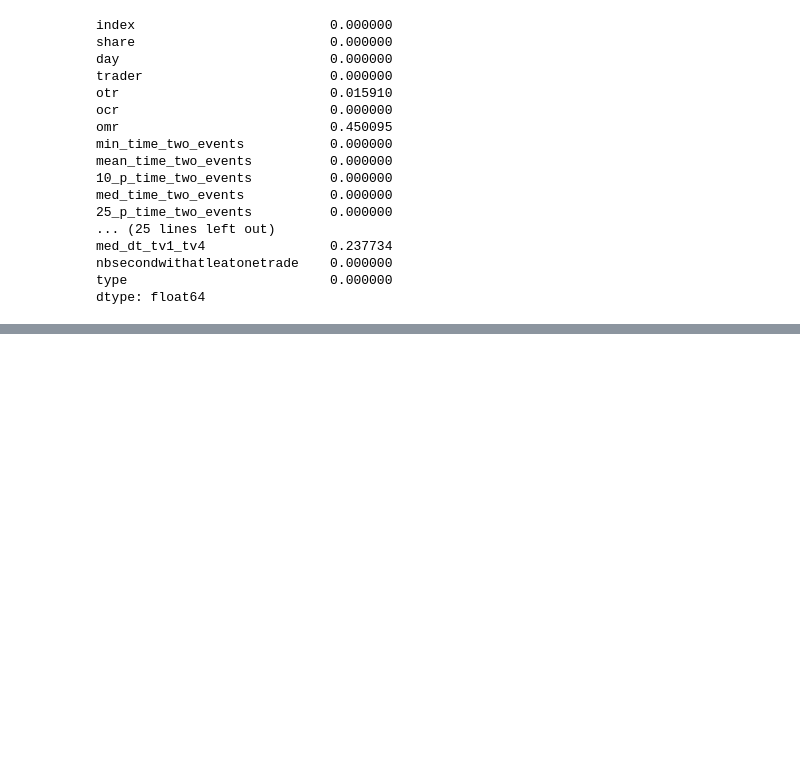
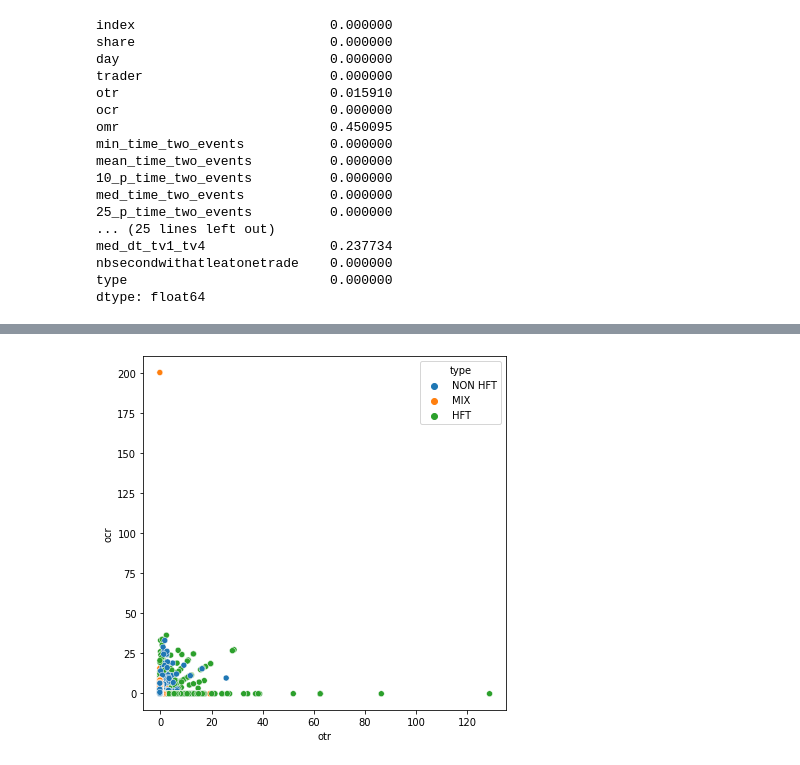
Before and after one commit to Valdi35/Detect-HFT-traders-Machine-learning-, a Jupyter notebook: HFT_machine_learning.ipynb, the cells around one changed output, grey strips where cells are left out. Cells and saved outputs as stored; diff of their text form; code cells hidden in the pictures; blank space fills up the shorter version.

```diff
--- a/HFT_machine_learning.ipynb
+++ b/HFT_machine_learning.ipynb
@@ -374,0 +238,2 @@ TypeError: float() argument must be a string or a number, not 'method'
+# %%
+corr_features = correlation(nData, 0.9)
@@ -374,0 +250,8 @@ TypeError: float() argument must be a string or a number, not 'method'
+# %%
+#On supprime les variables fortement correles car l'apport marginal de chaque variable
+#fortement correlees a une autre decroit dans le modele
+
+#Le probleme avec la methode ci-dessus, c'est que nous n'avons pas le choix sur la variable a choisir
+#entre deux vaiables correles
+
+df_ = nData.drop(corr_features,axis=1)
@@ -374,0 +267,8 @@ TypeError: float() argument must be a string or a number, not 'method'
+# %%
+#Nombre d'annulation de la position sur le nombre de trade
+f, ax = plt.subplots(figsize=(6.5, 6.5))
+sns.scatterplot(x="otr", y="ocr",
+                hue="type", data=df_, ax=ax)
+plt.show()
+# %% [output]
+[figure, added]
```
Also changed, not shown: parts of 63 cells of this notebook.
